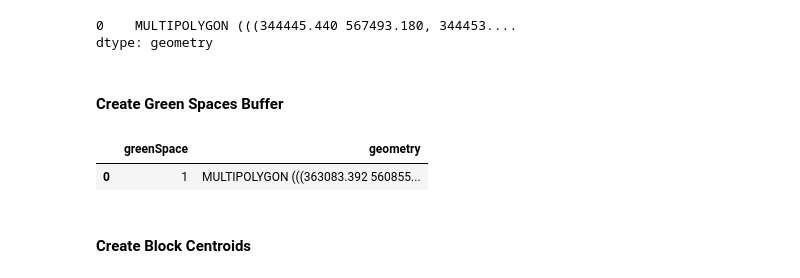
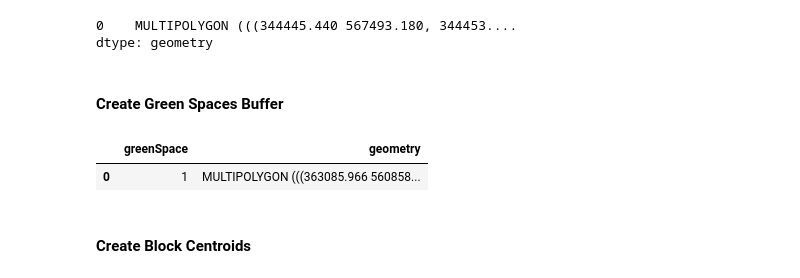
Before and after one commit to t-sutter/RPr-Chicago-Greenspaces, a Jupyter notebook: procedure/code/01-RPr-Chicago-Greenspaces.ipynb, the cells around one changed output. Drawn from its saved outputs; the diff is of its cells as text; code cells hidden in the pictures.

```diff
--- a/procedure/code/01-RPr-Chicago-Greenspaces.ipynb
+++ b/procedure/code/01-RPr-Chicago-Greenspaces.ipynb
@@ -444,27 +444,26 @@ dtype: geometry
 # %% [markdown]
 #### Create Green Spaces Buffer
 # %%
-
 # Buffer greenSpaces by 0.25 miles. Returns a GeoSeries.
-greenSpacesBuffer = greenSpaces.buffer((0.25*5280*0.3048))
+greenSpacesBuffer = greenSpaces.buffer((0.25*5280*0.3048), resolution=5)
 # greenSpacesBuffer['geometry'] = buffered
 # # Set crs of GeoSeries.
 greenSpacesBuffer.set_crs('epsg:6454')
 data = {'greenSpace': ['1']}
 greenSpacesBuffer = gpd.GeoDataFrame(data, geometry = greenSpacesBuffer, crs='epsg:6454')
 
-# greenSpacesBuffer = greenSpacesBuffer.set_geometry(greenSpacesBuffer[0])
+greenSpacesBuffer.to_file('/Users/tatesutter/Desktop/Blocks/gpdGreenBuffers.shp')
 
 greenSpacesBuffer
 # # Create foluim map.
 # m = fm.Map([41.88155337370558, -87.63007007169067], zoom_start=10, tiles = "CartoDB Positron")
 # # Add file to folium.
 # fm.GeoJson(greenSpacesBuffer).add_to(m)
 # # Visualize maps.
 # m
 # %% [output]
 |  | greenSpace | geometry |
-| 0 | 1 | MULTIPOLYGON (((363083.392 560855... |
+| 0 | 1 | MULTIPOLYGON (((363085.966 560858... |
 # %% [markdown]
 #### Create Block Centroids
 # %%
```
Also changed, not shown: parts of 12 cells of this notebook.
